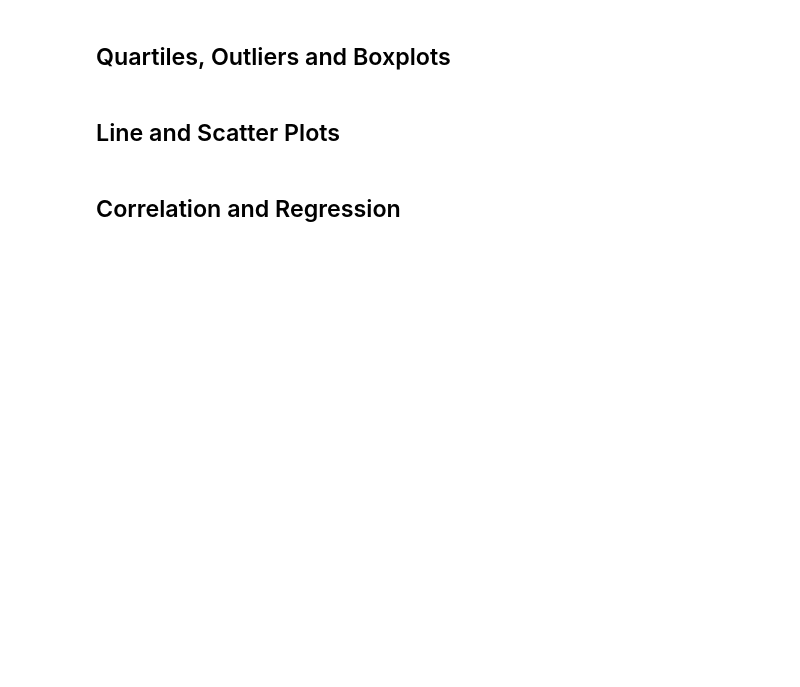
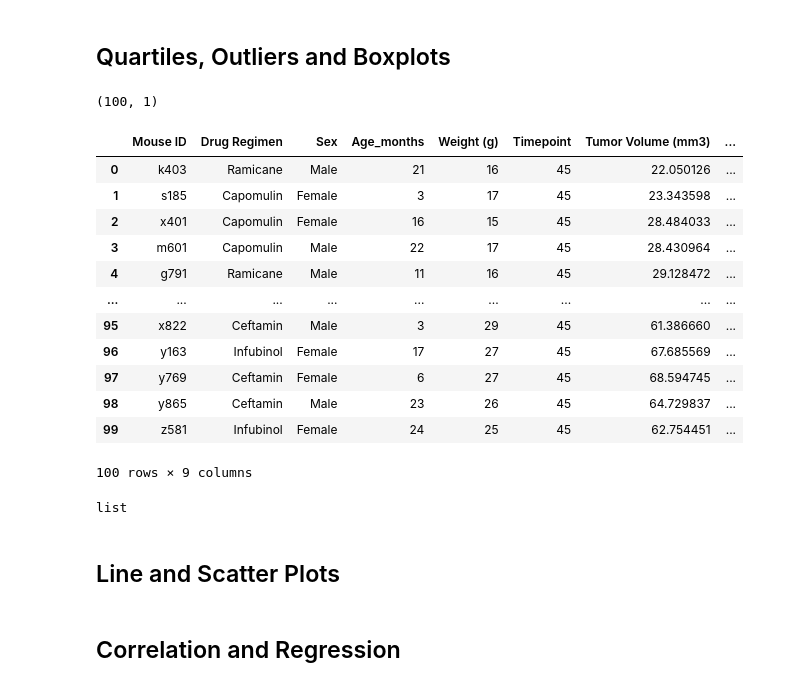
Before and after one commit to kunaual/matplotlib-challenge, a Jupyter notebook: Pymaceuticals/pymaceuticals.ipynb, the cells around one changed output. Cells and saved outputs as stored; diff of their text form; code cells hidden in the pictures; blank space fills up the shorter version.

```diff
--- a/Pymaceuticals/pymaceuticals.ipynb
+++ b/Pymaceuticals/pymaceuticals.ipynb
@@ -210,3 +214,34 @@ plt.show()
 # %% [markdown]
 ## Quartiles, Outliers and Boxplots
+# %%
+#try blow w/just a df of just the 4 treatments
+# Capomulin, Ramicane, Infubinol, and Ceftamin
+fourTrtmts_df = mouseStudCl_df.loc[(mouseStudCl_df["Drug Regimen"]=="Capomulin")|(mouseStudCl_df["Drug Regimen"]=="Ramicane")|(mouseStudCl_df["Drug Regimen"]=="Infubinol")|(mouseStudCl_df["Drug Regimen"]=="Ceftamin")]
+#print(fourTrtmts_df)
+timepointMax_gb=pd.DataFrame(fourTrtmts_df.groupby(["Mouse ID","Drug Regimen"]).Timepoint.max()).rename(columns={"Timepoint":"Max_Timepoint"})
+print(timepointMax_gb.shape)  #100 rows
+
+#fourTrtmts_df = pd.merge(fourTrtmts_df,timepointMax_gb, on ="Mouse ID")
+#thing.loc[thing["Max_Timepoint"]!=45]
+#thing.loc[thing["Mouse ID"]=="x226"]
+#fourTrtmts_df
+
+# Merge this group df with the original dataframe to get the tumor volume at the last timepoint
+maxtimepoint_df=pd.merge(fourTrtmts_df,timepointMax_gb, left_on = ["Mouse ID","Timepoint"],right_on = ["Mouse ID","Max_Timepoint"])
+maxtimepoint_df  #100 rows as expected.
+# %% [output]
+(100, 1)
+|  | Mouse ID | Drug Regimen | Sex | Age_months | Weight (g) | Timepoint | Tumor Volume (mm3) | ... |
+| 0 | k403 | Ramicane | Male | 21 | 16 | 45 | 22.050126 | ... |
+| 1 | s185 | Capomulin | Female | 3 | 17 | 45 | 23.343598 | ... |
+| 2 | x401 | Capomulin | Female | 16 | 15 | 45 | 28.484033 | ... |
+| 3 | m601 | Capomulin | Male | 22 | 17 | 45 | 28.430964 | ... |
+| 4 | g791 | Ramicane | Male | 11 | 16 | 45 | 29.128472 | ... |
+| ... | ... | ... | ... | ... | ... | ... | ... | ... |
+| 95 | x822 | Ceftamin | Male | 3 | 29 | 45 | 61.386660 | ... |
+| 96 | y163 | Infubinol | Female | 17 | 27 | 45 | 67.685569 | ... |
+| 97 | y769 | Ceftamin | Female | 6 | 27 | 45 | 68.594745 | ... |
+| 98 | y865 | Ceftamin | Male | 23 | 26 | 45 | 64.729837 | ... |
+| 99 | z581 | Infubinol | Female | 24 | 25 | 45 | 62.754451 | ... |
+100 rows × 9 columns
 # %%
@@ -220,9 +265,9 @@ plt.show()
 # %%
 # Put treatments into a list for for loop (and later for plot labels)
-
+treatment_list=fourTrtmts_df["Drug Regimen"].unique().tolist()
 
 # Create empty list to fill with tumor vol data (for plotting)
-
+tumorVol_list=[]
 
 # Calculate the IQR and quantitatively determine if there are any potential outliers.
 
@@ -234,6 +279,8 @@ plt.show()
 
 
     # Determine outliers using upper and lower bounds
+# %% [output]
+list
 # %%
 # Generate a box plot of the final tumor volume of each mouse across four regimens of interest
 # %% [markdown]
```
Also changed, not shown: parts of 5 cells of this notebook.
